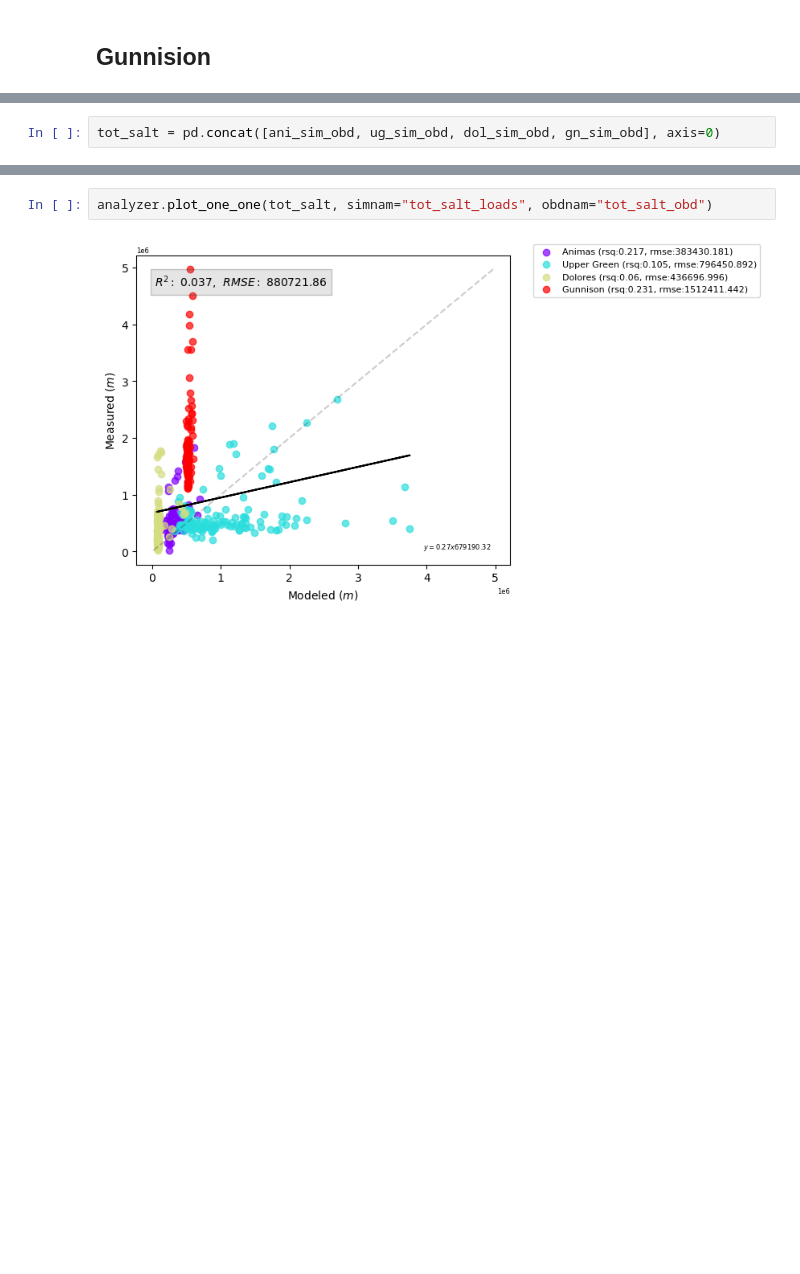
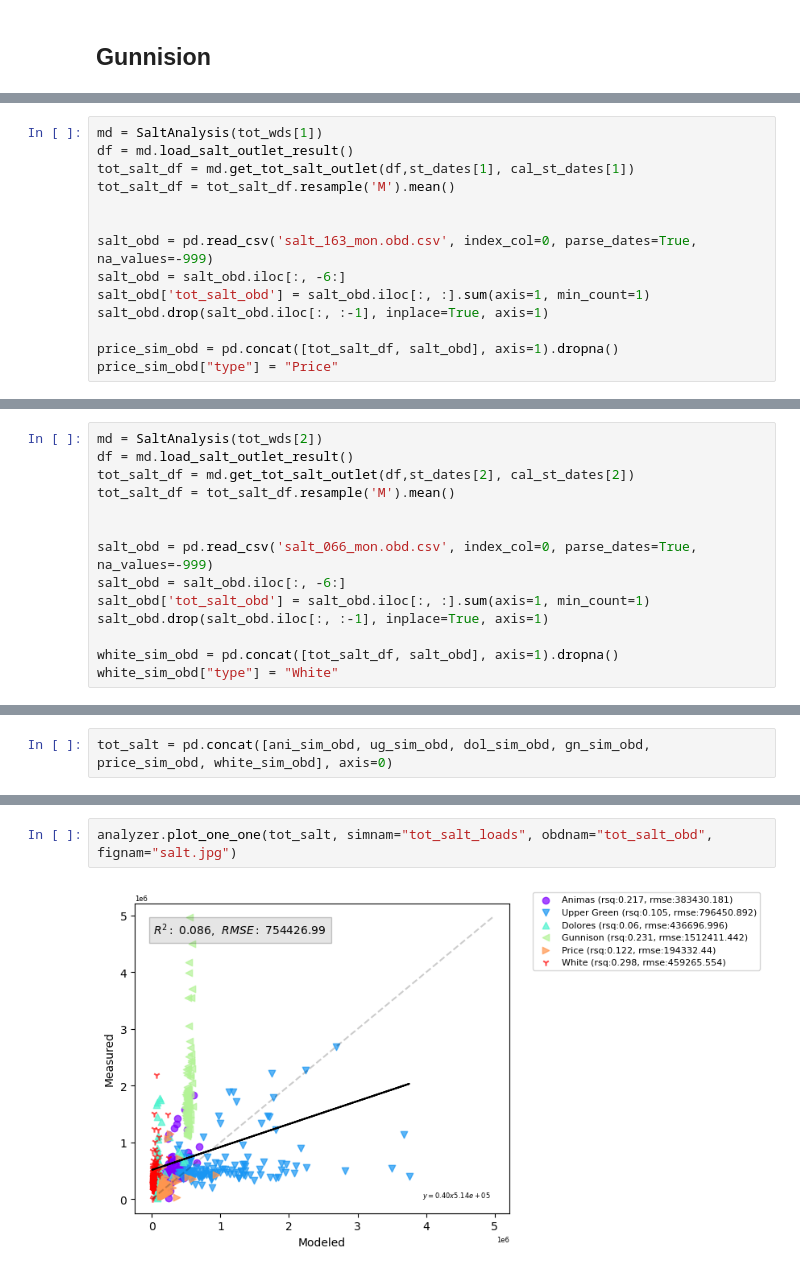
Before and after one commit to spark-brc/apexmf, a Jupyter notebook: notebooks/apexmf_salt_viz_blm_report02.ipynb, the cells around one changed output, grey strips where cells are left out. Drawn from its saved outputs; the diff is of its cells as text; blank space fills up the shorter version.

Commit message:
updated analyzer

```diff
--- a/notebooks/apexmf_salt_viz_blm_report02.ipynb
+++ b/notebooks/apexmf_salt_viz_blm_report02.ipynb
@@ -244,0 +146,14 @@ gn_sim_obd.plot(kind="scatter", x="tot_salt_loads", y="tot_salt_obd")
+# %%
+md = SaltAnalysis(tot_wds[1])
+df = md.load_salt_outlet_result()
+tot_salt_df = md.get_tot_salt_outlet(df,st_dates[1], cal_st_dates[1])
+tot_salt_df = tot_salt_df.resample('M').mean()
+
+
+salt_obd = pd.read_csv('salt_163_mon.obd.csv', index_col=0, parse_dates=True, na_values=-999)
+salt_obd = salt_obd.iloc[:, -6:]
+salt_obd['tot_salt_obd'] = salt_obd.iloc[:, :].sum(axis=1, min_count=1)
+salt_obd.drop(salt_obd.iloc[:, :-1], inplace=True, axis=1)
+
+price_sim_obd = pd.concat([tot_salt_df, salt_obd], axis=1).dropna()
+price_sim_obd["type"] = "Price"
@@ -244,0 +162,14 @@ gn_sim_obd.plot(kind="scatter", x="tot_salt_loads", y="tot_salt_obd")
+# %%
+md = SaltAnalysis(tot_wds[2])
+df = md.load_salt_outlet_result()
+tot_salt_df = md.get_tot_salt_outlet(df,st_dates[2], cal_st_dates[2])
+tot_salt_df = tot_salt_df.resample('M').mean()
+
+
+salt_obd = pd.read_csv('salt_066_mon.obd.csv', index_col=0, parse_dates=True, na_values=-999)
+salt_obd = salt_obd.iloc[:, -6:]
+salt_obd['tot_salt_obd'] = salt_obd.iloc[:, :].sum(axis=1, min_count=1)
+salt_obd.drop(salt_obd.iloc[:, :-1], inplace=True, axis=1)
+
+white_sim_obd = pd.concat([tot_salt_df, salt_obd], axis=1).dropna()
+white_sim_obd["type"] = "White"
@@ -245,2 +178,2 @@ gn_sim_obd.plot(kind="scatter", x="tot_salt_loads", y="tot_salt_obd")
 # %%
-tot_salt = pd.concat([ani_sim_obd, ug_sim_obd, dol_sim_obd, gn_sim_obd], axis=0)
+tot_salt = pd.concat([ani_sim_obd, ug_sim_obd, dol_sim_obd, gn_sim_obd, price_sim_obd, white_sim_obd], axis=0)
@@ -247,4 +196,4 @@ tot_salt = pd.concat([ani_sim_obd, ug_sim_obd, dol_sim_obd, gn_sim_obd], axis=0)
 # %%
-analyzer.plot_one_one(tot_salt, simnam="tot_salt_loads", obdnam="tot_salt_obd")
+analyzer.plot_one_one(tot_salt, simnam="tot_salt_loads", obdnam="tot_salt_obd", fignam="salt.jpg")
 # %% [output]
-[figure, old version]
+[figure, new version]
```
Also changed, not shown: parts of 24 cells of this notebook, 1 other file.
